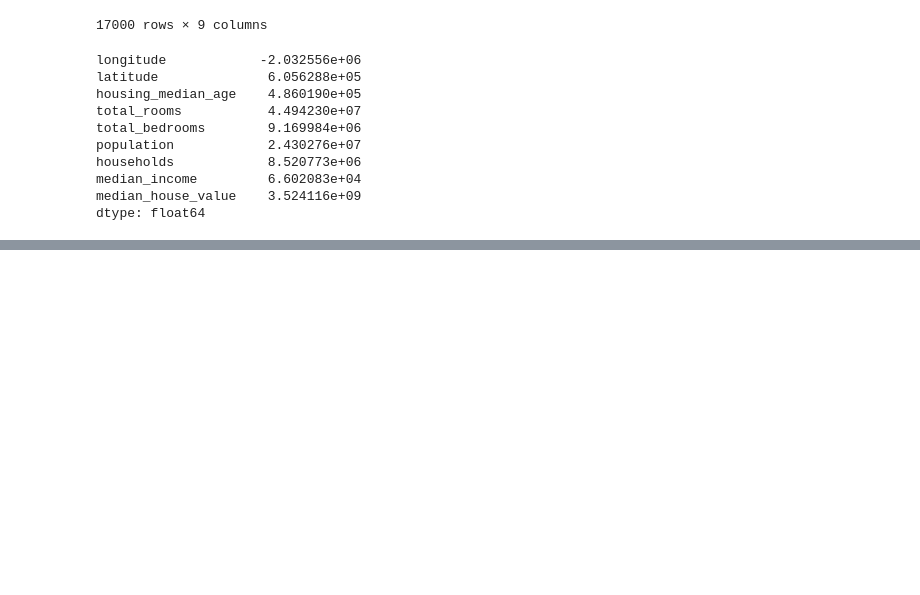
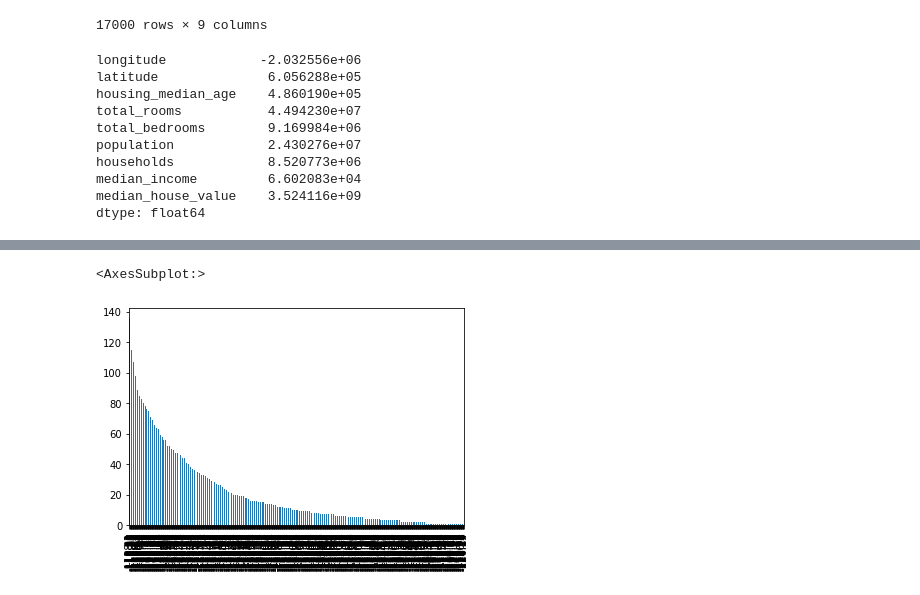
Before and after one commit to arunmhh/GITRPY, a Jupyter notebook: gitrpy.ipynb, the cells around one changed output, grey strips where cells are left out. Saved outputs shown, nothing was run; the diff lists cells and outputs as text; code cells hidden in the pictures; blank space fills up the shorter version.

Commit message:
plotssssss

```diff
--- a/gitrpy.ipynb
+++ b/gitrpy.ipynb
@@ -81,0 +114,2 @@ dtype: float64
+# %%
+TT = train[['longitude', 'latitude', 'median_income', 'population']] # column subsetting
@@ -81,0 +132,5 @@ dtype: float64
+# %%
+pd.value_counts(TT['longitude']).plot.bar()
+# %% [output]
+<AxesSubplot:>
+[figure, added]
```
Also changed, not shown: parts of 3 cells of this notebook.
